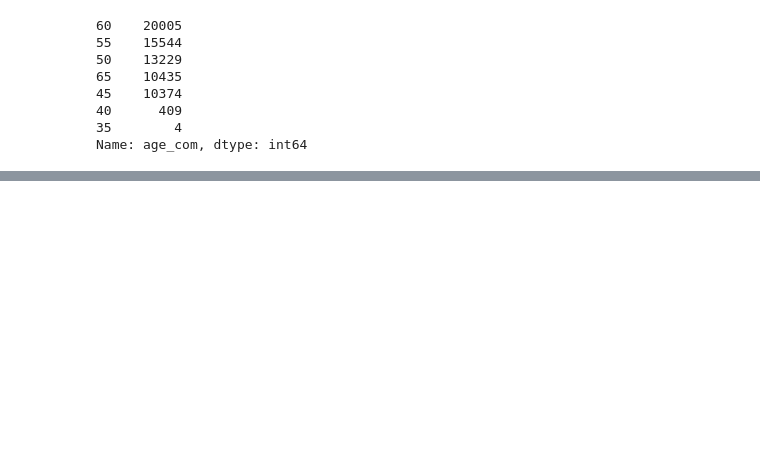
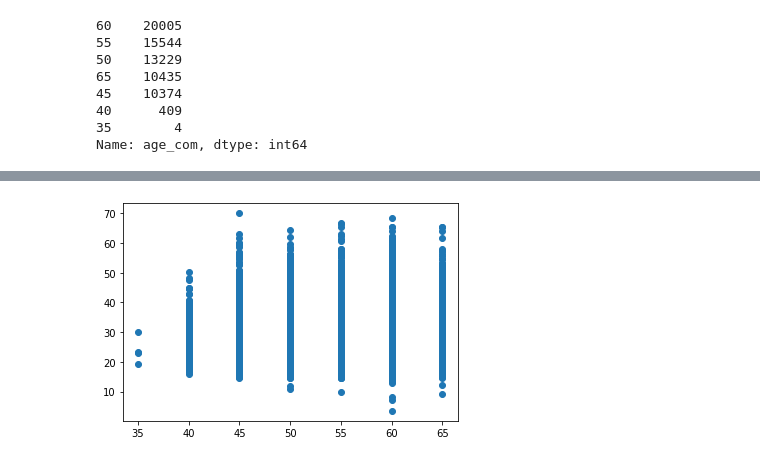
Before and after one commit to EkaterinaZernyukova/data_analysis, a Jupyter notebook: jupyter_notebook/eda_cardio_train.ipynb, the cells around one changed output, grey strips where cells are left out. Saved outputs shown, nothing was run; the diff lists cells and outputs as text; code cells hidden in the pictures; blank space fills up the shorter version.

```diff
--- a/jupyter_notebook/eda_cardio_train.ipynb
+++ b/jupyter_notebook/eda_cardio_train.ipynb
@@ -261,0 +339,4 @@ Name: ap_hi, Length: 153, dtype: int64
+# %%
+plt.scatter(df_ap_clean["age_com"], df_ap_clean["BMI"]);
+# %% [output]
+[figure, added]
```
Also changed, not shown: parts of 35 cells of this notebook, 2 other files.
